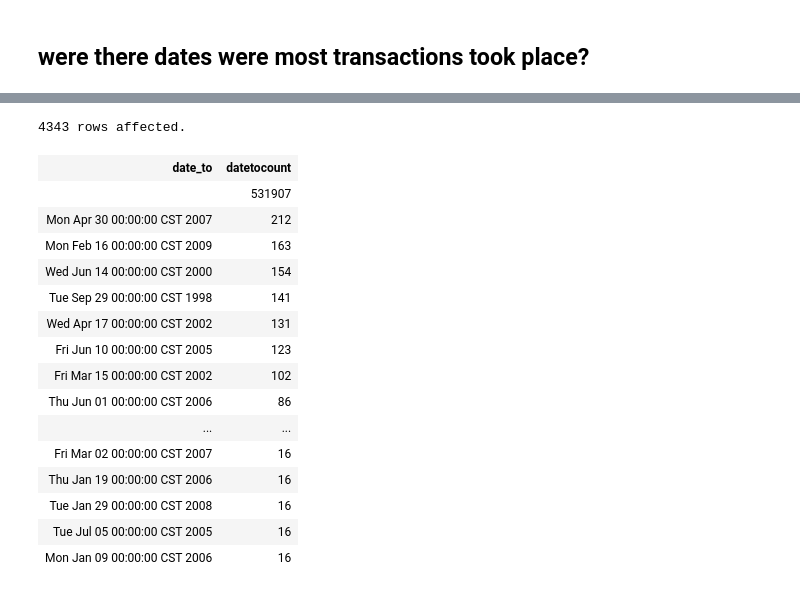
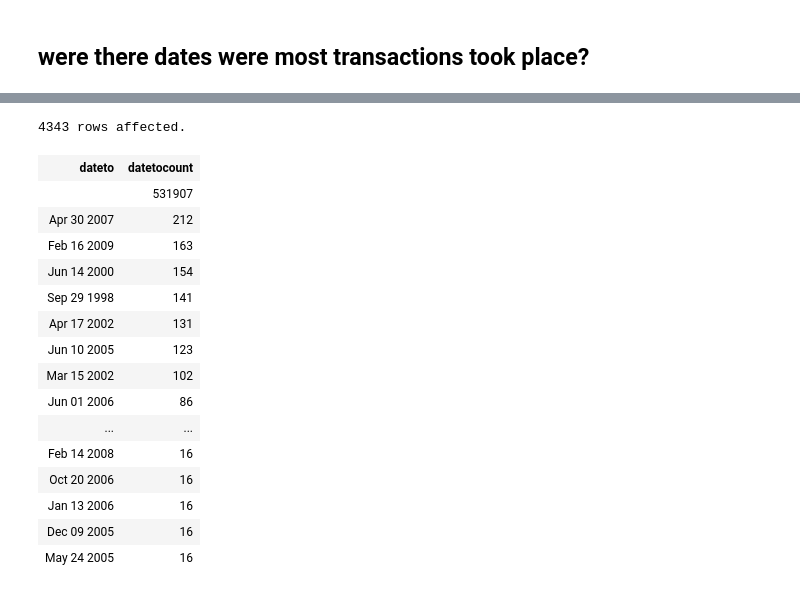
Before and after one commit to stephgline/sql_challenge_exploring_offshoreleaks, a Jupyter notebook: 4.8.16panama_papers.ipynb, the cells around one changed output, grey strips where cells are left out. Drawn from its saved outputs; the diff is of its cells as text; code cells hidden in the pictures.

```diff
--- a/4.8.16panama_papers.ipynb
+++ b/4.8.16panama_papers.ipynb
@@ -594,24 +582,24 @@ select date_from, COUNT(date_from) AS datefromcount
 # %%
 %%sql
-select date_to, COUNT(date_to) AS datetocount
+select concat(substring(date_to,4,8), substring(date_to,24,28 )) AS dateto, COUNT(date_to) AS datetocount
     FROM edges_1DNW2
     GROUP BY date_to
     ORDER BY datetocount DESC;
 # %% [output]
 4343 rows affected.
-| date_to | datetocount |
+| dateto | datetocount |
 |  | 531907 |
-| Mon Apr 30 00:00:00 CST 2007 | 212 |
-| Mon Feb 16 00:00:00 CST 2009 | 163 |
-| Wed Jun 14 00:00:00 CST 2000 | 154 |
-| Tue Sep 29 00:00:00 CST 1998 | 141 |
-| Wed Apr 17 00:00:00 CST 2002 | 131 |
-| Fri Jun 10 00:00:00 CST 2005 | 123 |
-| Fri Mar 15 00:00:00 CST 2002 | 102 |
-| Thu Jun 01 00:00:00 CST 2006 | 86 |
+| Apr 30 2007 | 212 |
+| Feb 16 2009 | 163 |
+| Jun 14 2000 | 154 |
+| Sep 29 1998 | 141 |
+| Apr 17 2002 | 131 |
+| Jun 10 2005 | 123 |
+| Mar 15 2002 | 102 |
+| Jun 01 2006 | 86 |
 | ... | ... |
-| Fri Mar 02 00:00:00 CST 2007 | 16 |
-| Thu Jan 19 00:00:00 CST 2006 | 16 |
-| Tue Jan 29 00:00:00 CST 2008 | 16 |
-| Tue Jul 05 00:00:00 CST 2005 | 16 |
-| Mon Jan 09 00:00:00 CST 2006 | 16 |
+| Feb 14 2008 | 16 |
+| Oct 20 2006 | 16 |
+| Jan 13 2006 | 16 |
+| Dec 09 2005 | 16 |
+| May 24 2005 | 16 |
```
Also changed, not shown: parts of 12 cells of this notebook.
